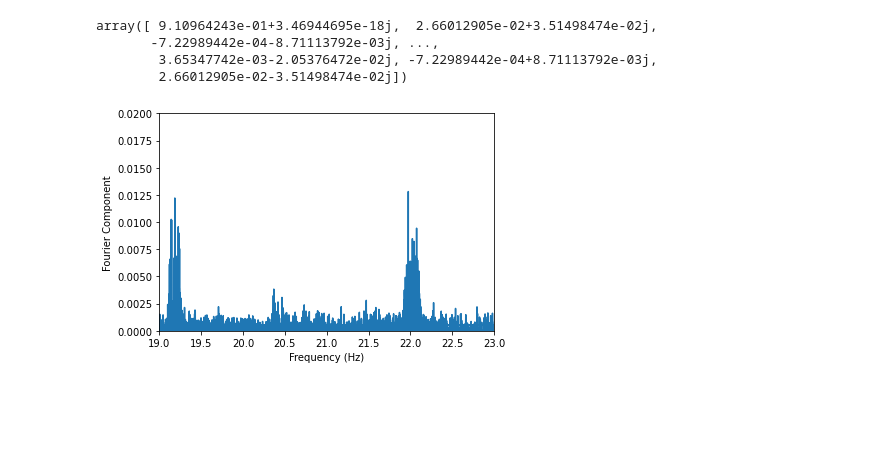
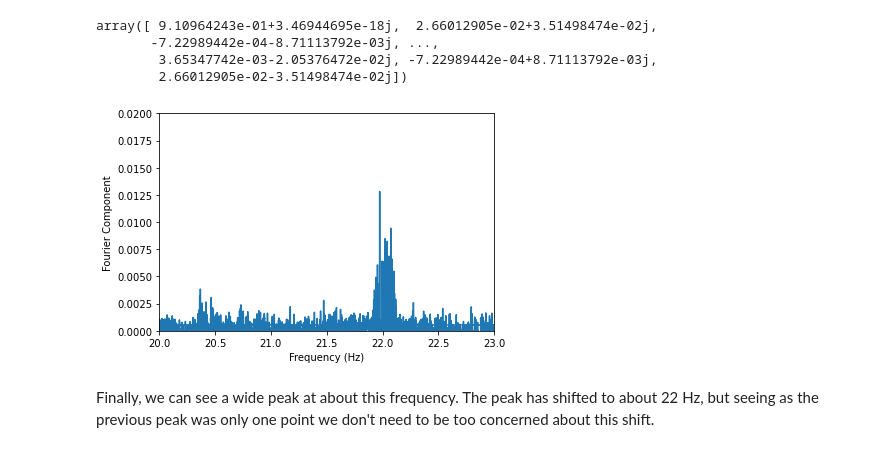
Before and after one commit to lmeiler/CP1_LukeMeiler_FinalProject, a Jupyter notebook: Magnet.ipynb, the cells around one changed output. Saved outputs shown, nothing was run; the diff lists cells and outputs as text; code cells hidden in the pictures; blank space fills up the shorter version.

```diff
--- a/Magnet.ipynb
+++ b/Magnet.ipynb
@@ -230,10 +331,12 @@ array([ 9.10964243e-01+3.46944695e-18j,  2.66012905e-02+3.51498474e-02j,
         2.66012905e-02-3.51498474e-02j])
 # %%
 plt.plot(freq20, y20)
-plt.xlim(19, 23)
+plt.xlim(20, 23)
 plt.ylim(0,0.02)
 plt.xlabel('Frequency (Hz)')
 plt.ylabel('Fourier Component')
 plt.show()
 # %% [output]
-[figure, old version]
+[figure, new version]
+# %% [markdown]
+Finally, we can see a wide peak at about this frequency. The peak has shifted to about 22 Hz, but seeing as the previous peak was only one point we don't need to be too concerned about this shift.
```
Also changed, not shown: parts of 15 cells of this notebook.
